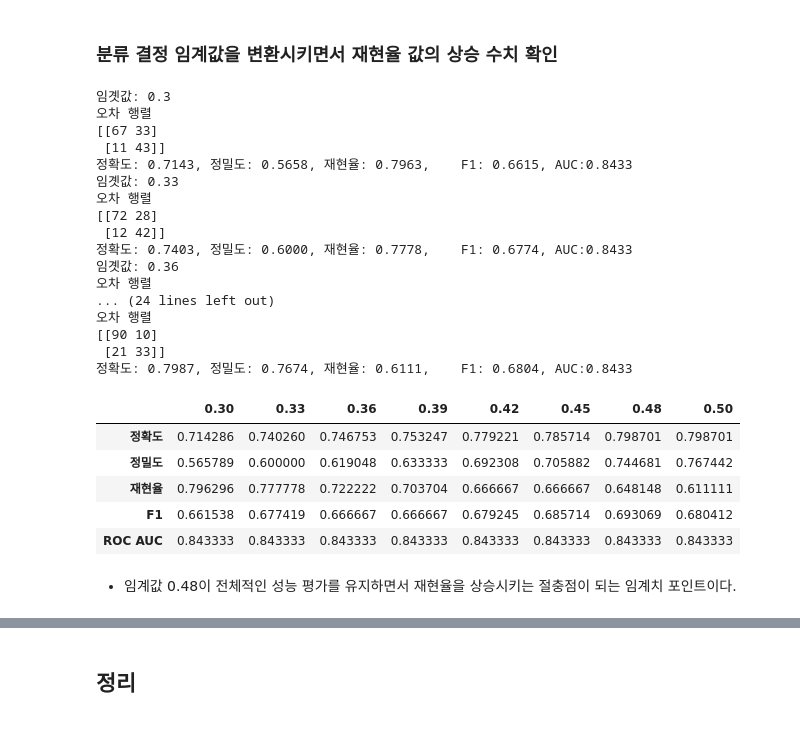
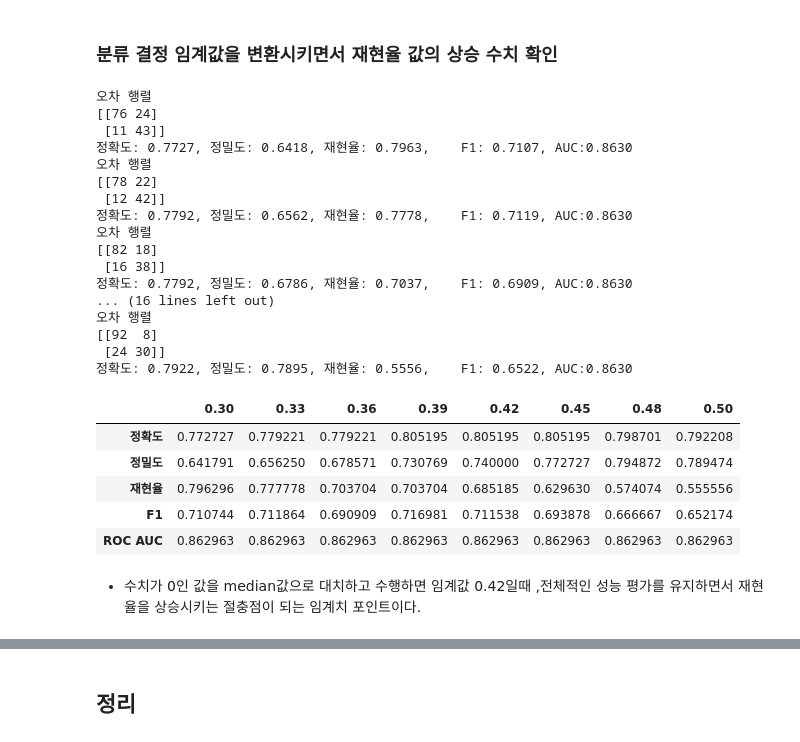
Before and after one commit to SANGSEOSEO/philosophy_datascience, a Jupyter notebook: 01.ML/03.Scikit-Learn/피마인디언_당뇨병예측_0306.ipynb, the cells around one changed output, grey strips where cells are left out. Drawn from its saved outputs; the diff is of its cells as text; code cells hidden in the pictures.

Commit message:
Evaluation

```diff
--- a/01.ML/03.Scikit-Learn/피마인디언_당뇨병예측_0306.ipynb
+++ b/01.ML/03.Scikit-Learn/피마인디언_당뇨병예측_0306.ipynb
@@ -253,25 +348,12 @@ diabets_data[zero_features]=diabets_data[zero_features].replace(0, diabets_data[
 # %%
-X = diabets_data.iloc[:, :-1]
-y = diabets_data.iloc[:, -1]
-
-
-# StandardScaler클래스를 이용해 피처 데이터세트에 일괄적으로 스케일링 적용
-scaler = StandardScaler()
-scaler.fit(X)
-
-X_scaled = scaler.transform(X)
-X_scaled
-
-X_train, X_test, y_train, y_test = train_test_split(X_scaled, y, test_size = 0.2, random_state = 156, stratify = y)
-
+X_train, X_test, y_train, y_test = train_test_split(X_scaled, y, test_size=.2, random_state=2021, stratify=y)
 # 로지스틱 회귀로 학습, 예측, 평가 수행
-
 lr_clf = LogisticRegression()
 lr_clf.fit(X_train, y_train)
 
+# 회귀 예측
 pred = lr_clf.predict(X_test)
 pred_proba = lr_clf.predict_proba(X_test)[:, 1]
-
 get_clf_eval(y_test, pred, pred_proba)
 # %% [output]
 오차 행렬
@@ -288,15 +370,3 @@ get_clf_eval(y_test, pred, pred_proba)
 * 하지만 `재현율` 수치는 개선이 필요해 보임. (암진단율 수치가 0.61밖에 되지않음)
 # %% [markdown]
 ### 분류 결정 임계값을 변환시키면서 재현율 값의 상승 수치 확인
-# %%
-from sklearn.preprocessing import Binarizer
-
-def get_eval_by_threshold(y_test , pred_proba_c1, thresholds):
-    # thresholds 리스트 객체내의 값을 차례로 iteration하면서 Evaluation 수행.
-    result = {}
-    for custom_threshold in thresholds:
-        binarizer = Binarizer(threshold=custom_threshold).fit(pred_proba_c1)
-        custom_predict = binarizer.transform(pred_proba_c1)
-        print('임곗값:',custom_threshold)
-        result[custom_threshold] = get_clf_eval(y_test , custom_predict, pred_proba_c1)
-    return result
@@ -303,30 +375,42 @@ def get_eval_by_threshold(y_test , pred_proba_c1, thresholds):
+# %%
+def get_eval_by_threshold(y_test, pred=None, pred_proba=None, thresholds=None):
+    '''
+    임계치 값을 계속 변경시키면서,정확도, 정밀도, 재현율, F1스코어, AUC스코어, 오차행렬을 리턴
+    '''
+    result = {}
+    for customer_threshold in thresholds:
+        binarizer = Binarizer(threshold = customer_threshold)
+        binarizer.fit(pred_proba)
+        # Binarizer은 일차원의 ndarray타입을 인자로 받아야 하기 때문에 앞단에서 .reshape(-1,1)
+        customer_predict = binarizer.transform(pred_proba)
+        result[customer_threshold] = get_clf_eval(y_test, customer_predict, pred_proba)
+    return result
 # %%
 thresholds = [0.3, 0.33, 0.36, 0.39, 0.42, 0.45, 0.48, 0.50]
-pred_proba = lr_clf.predict_proba(X_test)
-pd.DataFrame(get_eval_by_threshold(y_test, pred_proba[:, 1].reshape(-1, 1), thresholds))
+pd.DataFrame(get_eval_by_threshold(y_test, pred, pred_proba.reshape(-1, 1), thresholds))
 # %% [output]
-임곗값: 0.3
 오차 행렬
-[[67 33]
+[[76 24]
  [11 43]]
-정확도: 0.7143, 정밀도: 0.5658, 재현율: 0.7963,    F1: 0.6615, AUC:0.8433
-임곗값: 0.33
+정확도: 0.7727, 정밀도: 0.6418, 재현율: 0.7963,    F1: 0.7107, AUC:0.8630
 오차 행렬
-[[72 28]
+[[78 22]
  [12 42]]
-정확도: 0.7403, 정밀도: 0.6000, 재현율: 0.7778,    F1: 0.6774, AUC:0.8433
-임곗값: 0.36
+정확도: 0.7792, 정밀도: 0.6562, 재현율: 0.7778,    F1: 0.7119, AUC:0.8630
 오차 행렬
-... (24 lines left out)
+[[82 18]
+ [16 38]]
+정확도: 0.7792, 정밀도: 0.6786, 재현율: 0.7037,    F1: 0.6909, AUC:0.8630
+... (16 lines left out)
 오차 행렬
-[[90 10]
- [21 33]]
-정확도: 0.7987, 정밀도: 0.7674, 재현율: 0.6111,    F1: 0.6804, AUC:0.8433
+[[92  8]
+ [24 30]]
+정확도: 0.7922, 정밀도: 0.7895, 재현율: 0.5556,    F1: 0.6522, AUC:0.8630
 |  | 0.30 | 0.33 | 0.36 | 0.39 | 0.42 | 0.45 | 0.48 | 0.50 |
-| 정확도 | 0.714286 | 0.740260 | 0.746753 | 0.753247 | 0.779221 | 0.785714 | 0.798701 | 0.798701 |
-| 정밀도 | 0.565789 | 0.600000 | 0.619048 | 0.633333 | 0.692308 | 0.705882 | 0.744681 | 0.767442 |
-| 재현율 | 0.796296 | 0.777778 | 0.722222 | 0.703704 | 0.666667 | 0.666667 | 0.648148 | 0.611111 |
-| F1 | 0.661538 | 0.677419 | 0.666667 | 0.666667 | 0.679245 | 0.685714 | 0.693069 | 0.680412 |
-| ROC AUC | 0.843333 | 0.843333 | 0.843333 | 0.843333 | 0.843333 | 0.843333 | 0.843333 | 0.843333 |
+| 정확도 | 0.772727 | 0.779221 | 0.779221 | 0.805195 | 0.805195 | 0.805195 | 0.798701 | 0.792208 |
+| 정밀도 | 0.641791 | 0.656250 | 0.678571 | 0.730769 | 0.740000 | 0.772727 | 0.794872 | 0.789474 |
+| 재현율 | 0.796296 | 0.777778 | 0.703704 | 0.703704 | 0.685185 | 0.629630 | 0.574074 | 0.555556 |
+| F1 | 0.710744 | 0.711864 | 0.690909 | 0.716981 | 0.711538 | 0.693878 | 0.666667 | 0.652174 |
+| ROC AUC | 0.862963 | 0.862963 | 0.862963 | 0.862963 | 0.862963 | 0.862963 | 0.862963 | 0.862963 |
 # %% [markdown]
-* 임계값 0.48이 전체적인 성능 평가를 유지하면서 재현율을 상승시키는 절충점이 되는 임계치 포인트이다.
+* 수치가 0인 값을 median값으로 대치하고 수행하면 임계값 0.42일때 ,전체적인 성능 평가를 유지하면서 재현율을 상승시키는 절충점이 되는 임계치 포인트이다.
```
Also changed, not shown: parts of 35 cells of this notebook.
